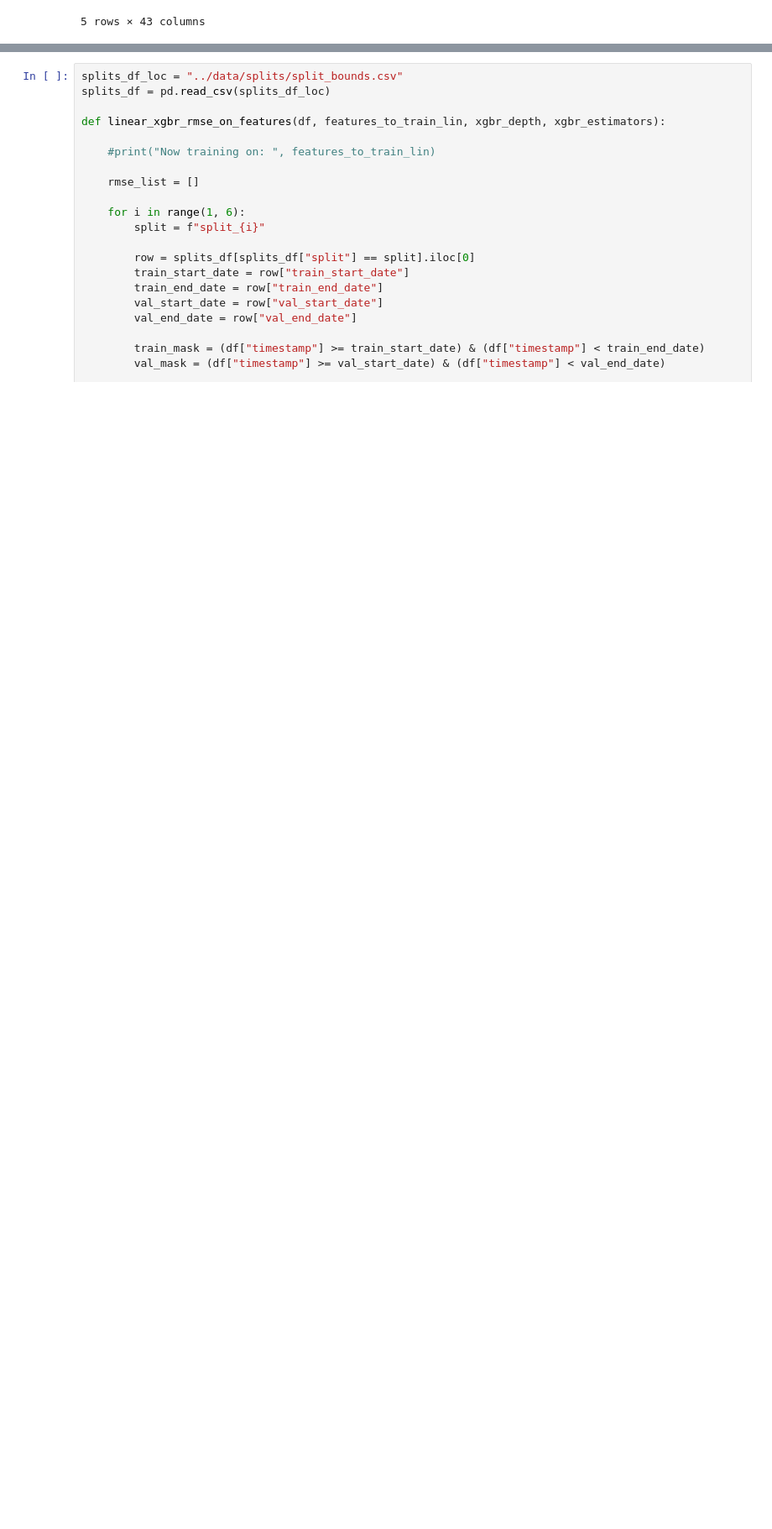
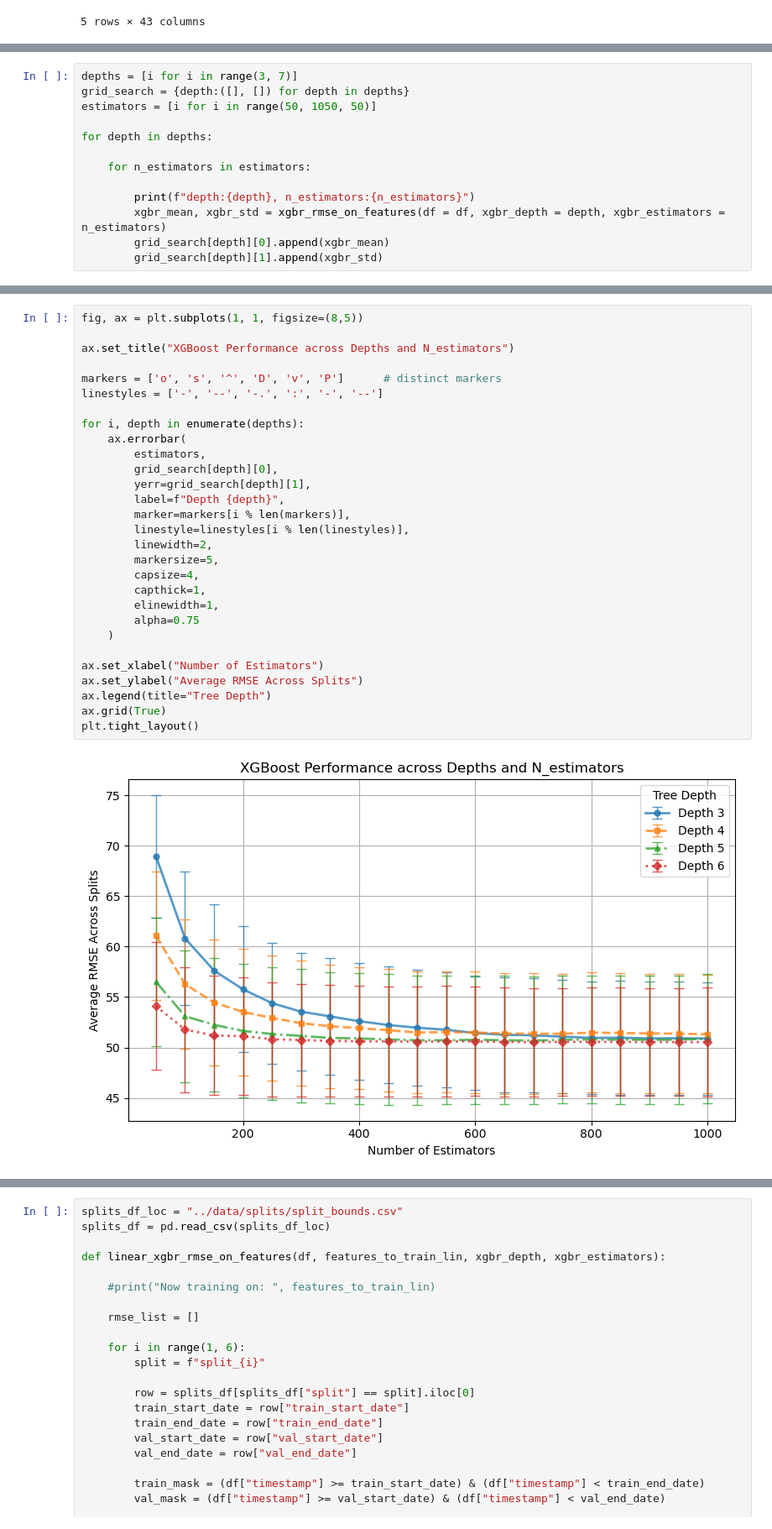
Before and after one commit to AmritpalSNijjar/load_forecasting, a Jupyter notebook: notebooks/xgboost_testing.ipynb, the cells around one changed output, grey strips where cells are left out. Shown at 84% size. Saved outputs shown, nothing was run; the diff lists cells and outputs as text; blank space fills up the shorter version.

Commit message:
trained and saved xgboost

```diff
--- a/notebooks/xgboost_testing.ipynb
+++ b/notebooks/xgboost_testing.ipynb
@@ -118,0 +159,13 @@ df.head()
+# %%
+depths = [i for i in range(3, 7)]
+grid_search = {depth:([], []) for depth in depths}
+estimators = [i for i in range(50, 1050, 50)]
+
+for depth in depths:
+
+    for n_estimators in estimators:
+
+        print(f"depth:{depth}, n_estimators:{n_estimators}")
+        xgbr_mean, xgbr_std = xgbr_rmse_on_features(df = df, xgbr_depth = depth, xgbr_estimators = n_estimators)
+        grid_search[depth][0].append(xgbr_mean)
+        grid_search[depth][1].append(xgbr_std)
@@ -118,0 +190,31 @@ df.head()
+# %%
+fig, ax = plt.subplots(1, 1, figsize=(8,5))
+
+ax.set_title("XGBoost Performance across Depths and N_estimators")
+
+markers = ['o', 's', '^', 'D', 'v', 'P']      # distinct markers
+linestyles = ['-', '--', '-.', ':', '-', '--']
+
+for i, depth in enumerate(depths):
+    ax.errorbar(
+        estimators,
+        grid_search[depth][0],
+        yerr=grid_search[depth][1],
+        label=f"Depth {depth}",
+        marker=markers[i % len(markers)],
+        linestyle=linestyles[i % len(linestyles)],
+        linewidth=2,
+        markersize=5,
+        capsize=4,
+        capthick=1,
+        elinewidth=1,
+        alpha=0.75
+    )
+
+ax.set_xlabel("Number of Estimators")
+ax.set_ylabel("Average RMSE Across Splits")
+ax.legend(title="Tree Depth")
+ax.grid(True)
+plt.tight_layout()
+# %% [output]
+[figure, added]
```
Also changed, not shown: parts of 5 cells of this notebook, 3 other files.
